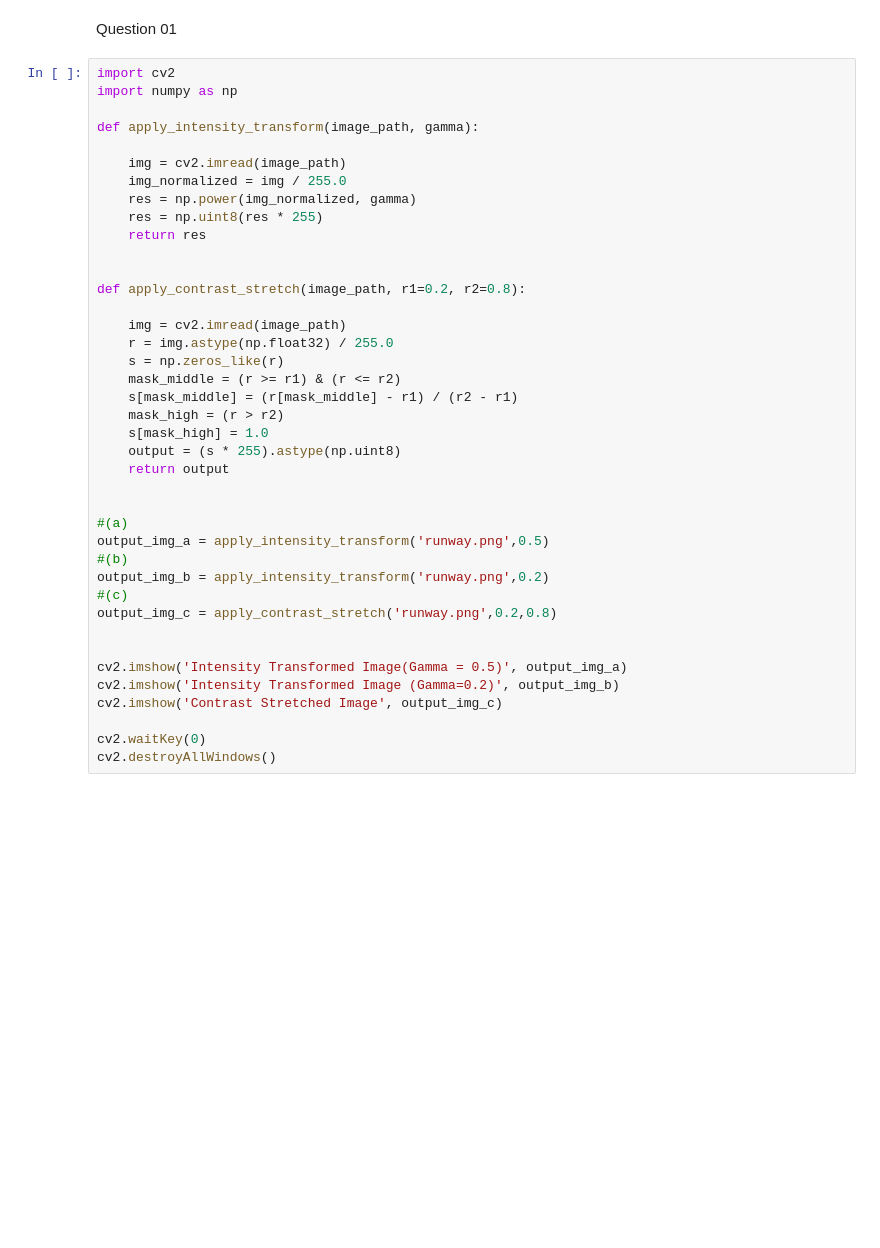
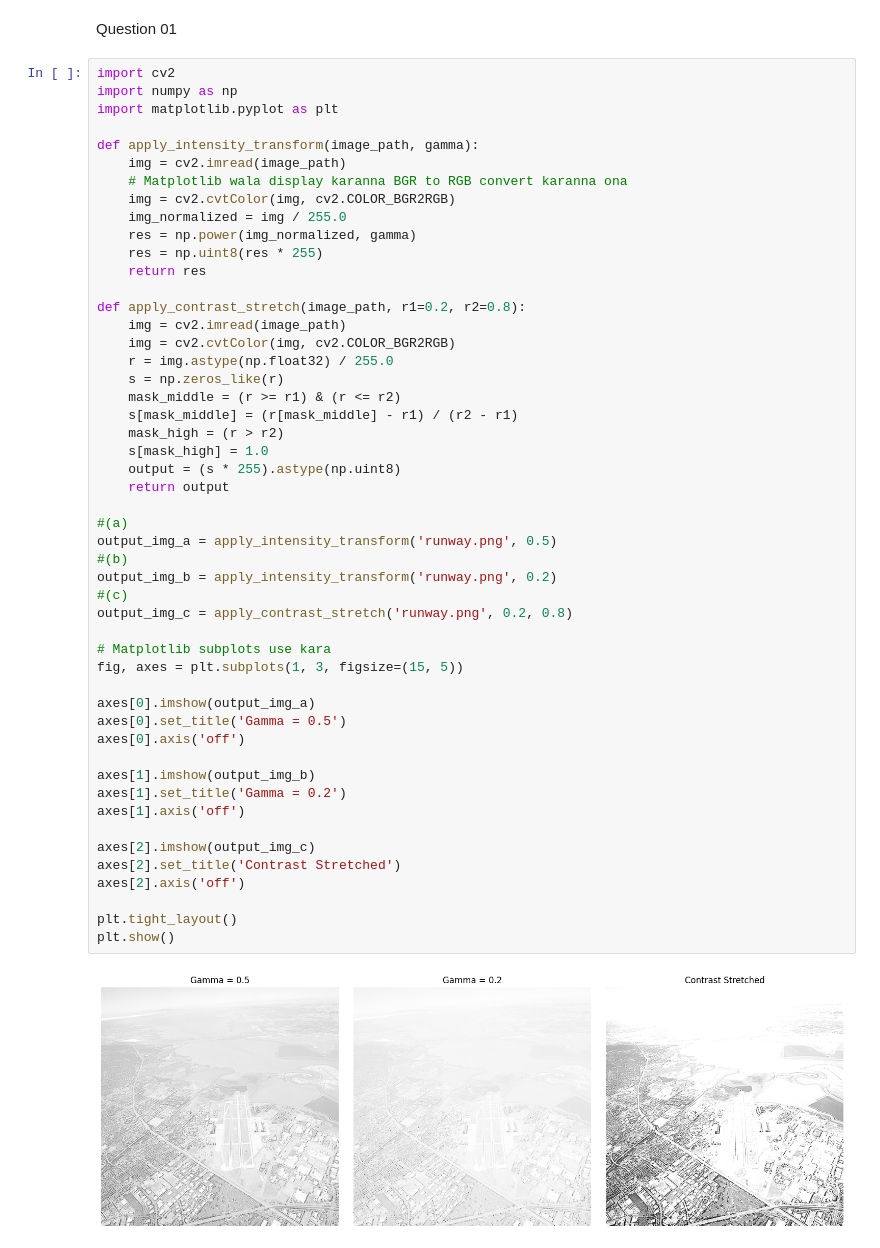
Before and after one commit to APTlakshan/Machine_Vision_Assigment_01, a Jupyter notebook: Anwers/Question-1.ipynb, the cells around one changed output. Saved outputs shown, nothing was run; the diff lists cells and outputs as text; blank space fills up the shorter version.

```diff
--- a/Anwers/Question-1.ipynb
+++ b/Anwers/Question-1.ipynb
@@ -3,40 +3,52 @@ Question 01
 # %%
 import cv2
 import numpy as np
+import matplotlib.pyplot as plt
 
 def apply_intensity_transform(image_path, gamma):
-
     img = cv2.imread(image_path)
+    # Matplotlib wala display karanna BGR to RGB convert karanna ona
+    img = cv2.cvtColor(img, cv2.COLOR_BGR2RGB)
     img_normalized = img / 255.0
     res = np.power(img_normalized, gamma)
     res = np.uint8(res * 255)
     return res
 
-
 def apply_contrast_stretch(image_path, r1=0.2, r2=0.8):
-
     img = cv2.imread(image_path)
+    img = cv2.cvtColor(img, cv2.COLOR_BGR2RGB)
     r = img.astype(np.float32) / 255.0
     s = np.zeros_like(r)
     mask_middle = (r >= r1) & (r <= r2)
     s[mask_middle] = (r[mask_middle] - r1) / (r2 - r1)
     mask_high = (r > r2)
     s[mask_high] = 1.0
     output = (s * 255).astype(np.uint8)
     return output
 
+#(a)
+output_img_a = apply_intensity_transform('runway.png', 0.5)
+#(b)
+output_img_b = apply_intensity_transform('runway.png', 0.2)
+#(c)
+output_img_c = apply_contrast_stretch('runway.png', 0.2, 0.8)
 
-#(a)
-output_img_a = apply_intensity_transform('runway.png',0.5)
-#(b)
-output_img_b = apply_intensity_transform('runway.png',0.2)
-#(c)
-output_img_c = apply_contrast_stretch('runway.png',0.2,0.8)
+# Matplotlib subplots use kara
+fig, axes = plt.subplots(1, 3, figsize=(15, 5))
 
+axes[0].imshow(output_img_a)
+axes[0].set_title('Gamma = 0.5')
+axes[0].axis('off')
 
-cv2.imshow('Intensity Transformed Image(Gamma = 0.5)', output_img_a)
-cv2.imshow('Intensity Transformed Image (Gamma=0.2)', output_img_b)
-cv2.imshow('Contrast Stretched Image', output_img_c)
+axes[1].imshow(output_img_b)
+axes[1].set_title('Gamma = 0.2')
+axes[1].axis('off')
 
-cv2.waitKey(0)
-cv2.destroyAllWindows()
+axes[2].imshow(output_img_c)
+axes[2].set_title('Contrast Stretched')
+axes[2].axis('off')
+
+plt.tight_layout()
+plt.show()
+# %% [output]
+[figure, added]
```
